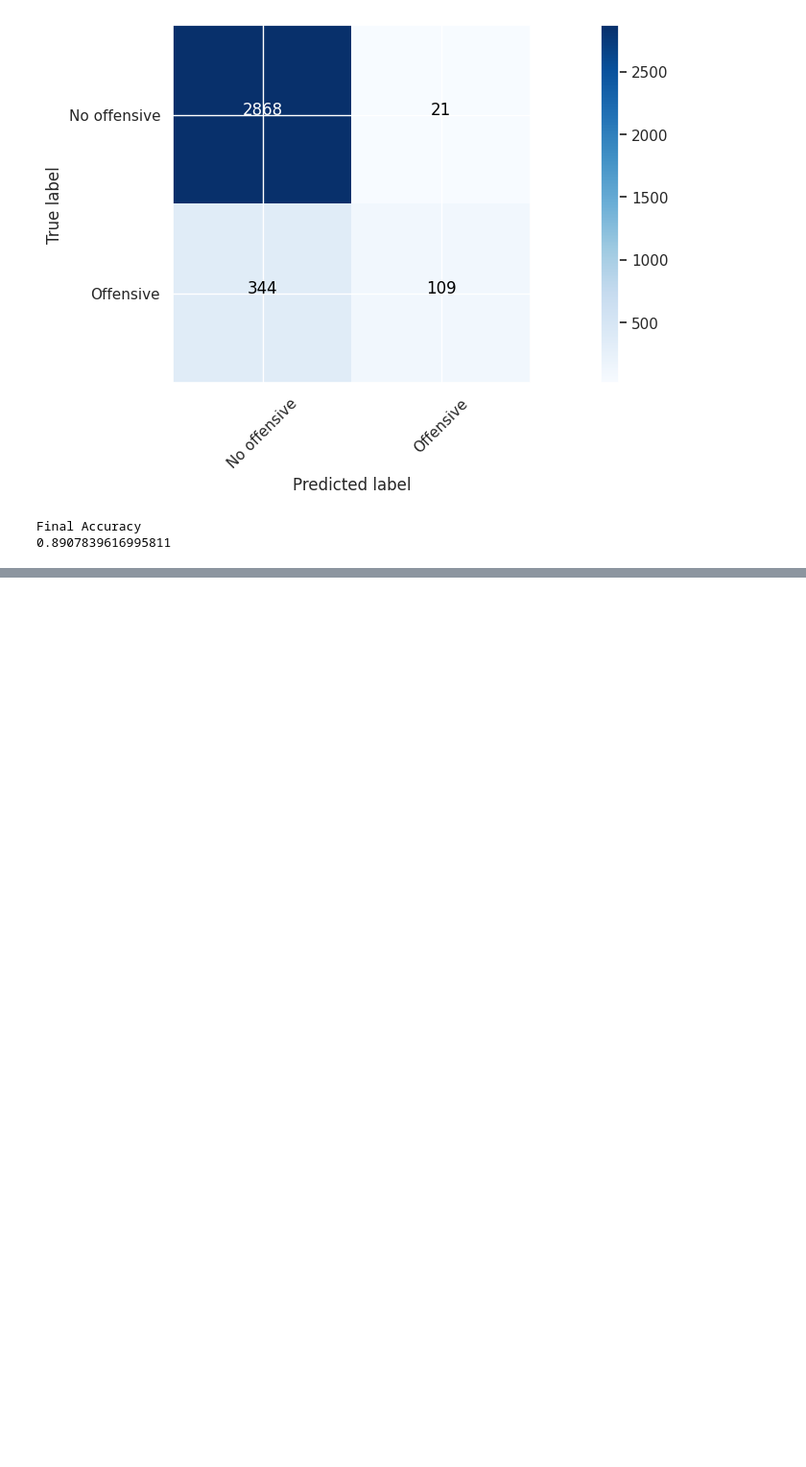
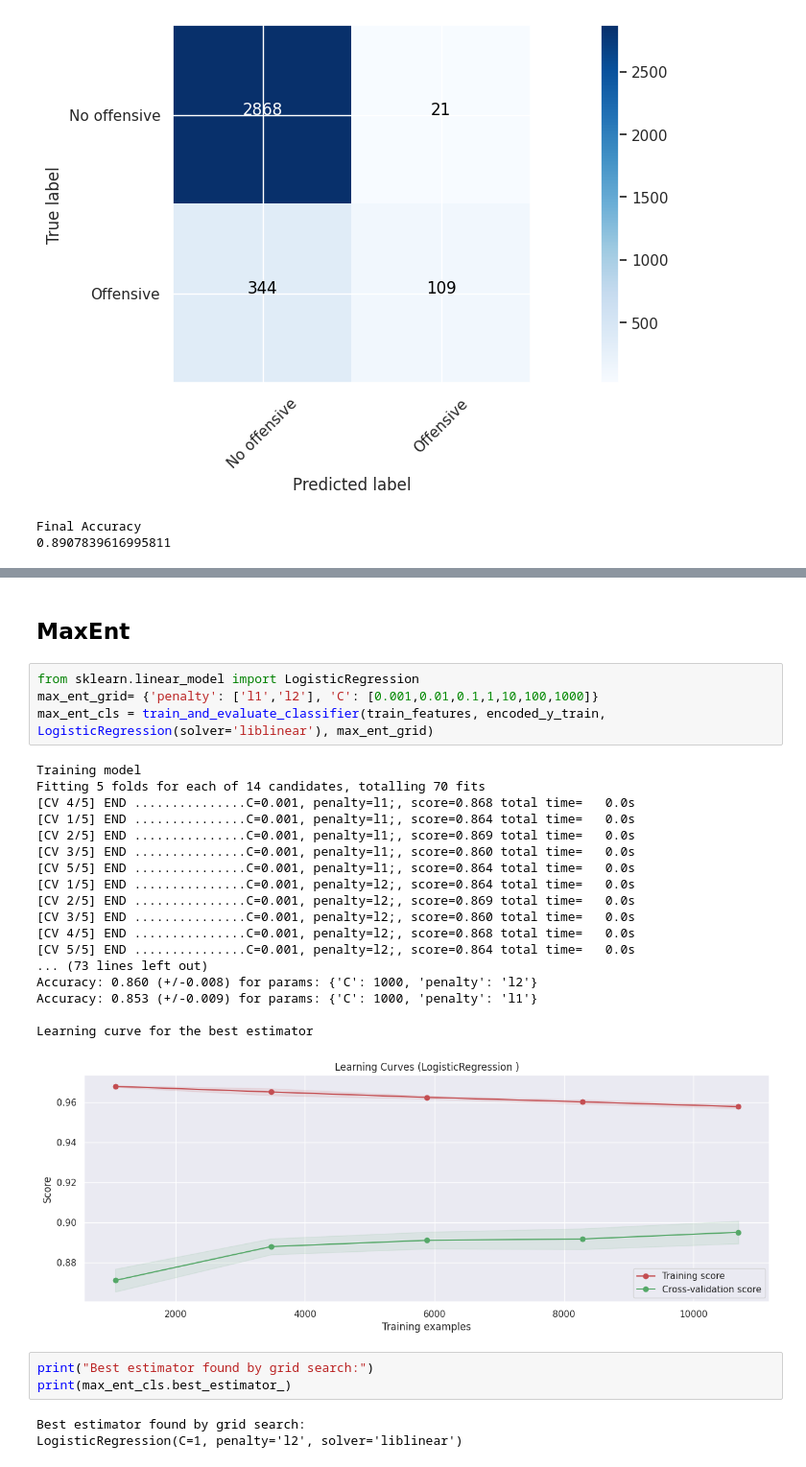
Before and after one commit to jeferal/nn_notebooks, a Jupyter notebook: final/intro_ml.ipynb, the cells around one changed output, grey strips where cells are left out. Shown at 96% size. Cells and saved outputs as stored; diff of their text form; blank space fills up the shorter version.

```diff
--- a/final/intro_ml.ipynb
+++ b/final/intro_ml.ipynb
@@ -524,0 +597,31 @@ Final Accuracy
+# %% [markdown]
+## MaxEnt
+# %%
+from sklearn.linear_model import LogisticRegression
+max_ent_grid= {'penalty': ['l1','l2'], 'C': [0.001,0.01,0.1,1,10,100,1000]}
+max_ent_cls = train_and_evaluate_classifier(train_features, encoded_y_train, LogisticRegression(solver='liblinear'), max_ent_grid)
+# %% [output]
+Training model
+Fitting 5 folds for each of 14 candidates, totalling 70 fits
+[CV 4/5] END ...............C=0.001, penalty=l1;, score=0.868 total time=   0.0s
+[CV 1/5] END ...............C=0.001, penalty=l1;, score=0.864 total time=   0.0s
+[CV 2/5] END ...............C=0.001, penalty=l1;, score=0.869 total time=   0.0s
+[CV 3/5] END ...............C=0.001, penalty=l1;, score=0.860 total time=   0.0s
+[CV 5/5] END ...............C=0.001, penalty=l1;, score=0.864 total time=   0.0s
+[CV 1/5] END ...............C=0.001, penalty=l2;, score=0.864 total time=   0.0s
+[CV 2/5] END ...............C=0.001, penalty=l2;, score=0.869 total time=   0.0s
+[CV 3/5] END ...............C=0.001, penalty=l2;, score=0.860 total time=   0.0s
+[CV 4/5] END ...............C=0.001, penalty=l2;, score=0.868 total time=   0.0s
+[CV 5/5] END ...............C=0.001, penalty=l2;, score=0.864 total time=   0.0s
+... (73 lines left out)
+Accuracy: 0.860 (+/-0.008) for params: {'C': 1000, 'penalty': 'l2'}
+Accuracy: 0.853 (+/-0.009) for params: {'C': 1000, 'penalty': 'l1'}
+
+Learning curve for the best estimator
+[figure, added]
+# %%
+print("Best estimator found by grid search:")
+print(max_ent_cls.best_estimator_)
+# %% [output]
+Best estimator found by grid search:
+LogisticRegression(C=1, penalty='l2', solver='liblinear')
```
Also changed, not shown: parts of 13 cells of this notebook.
